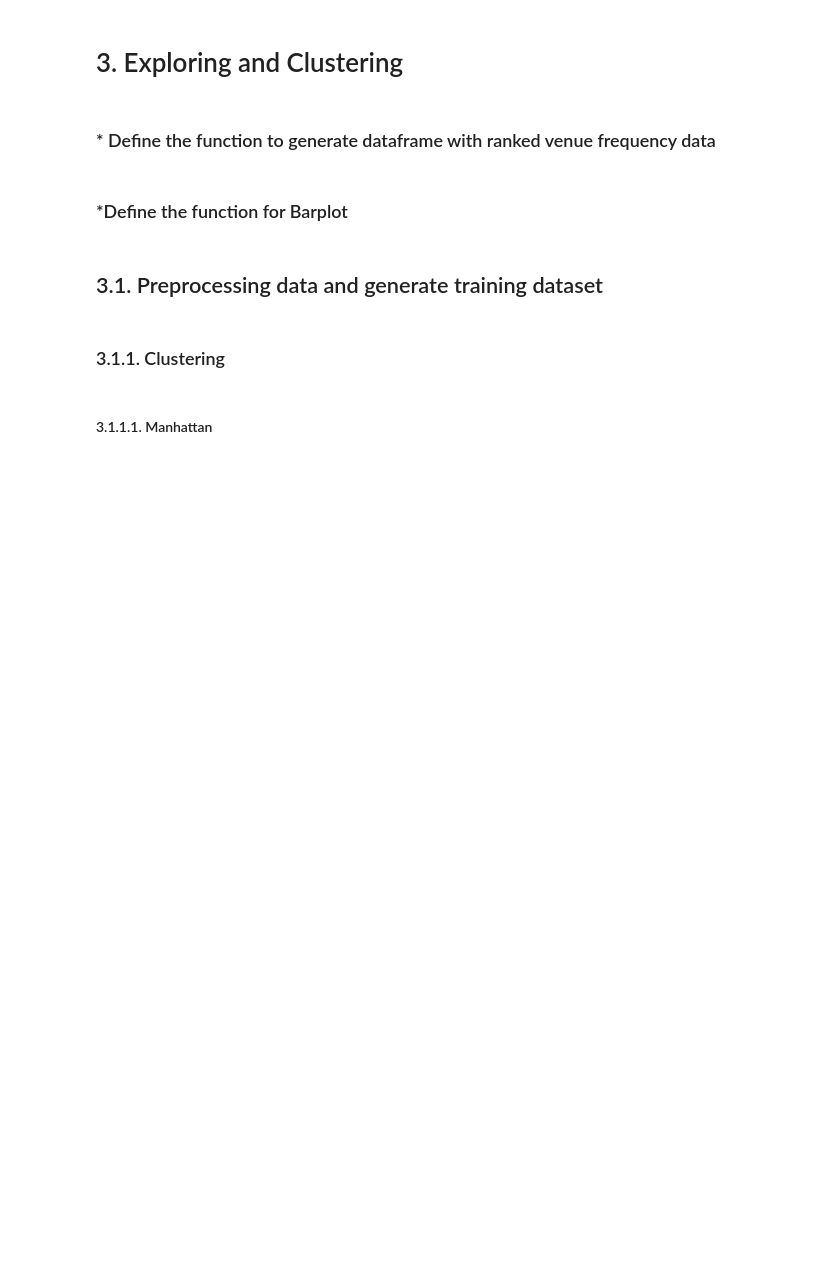
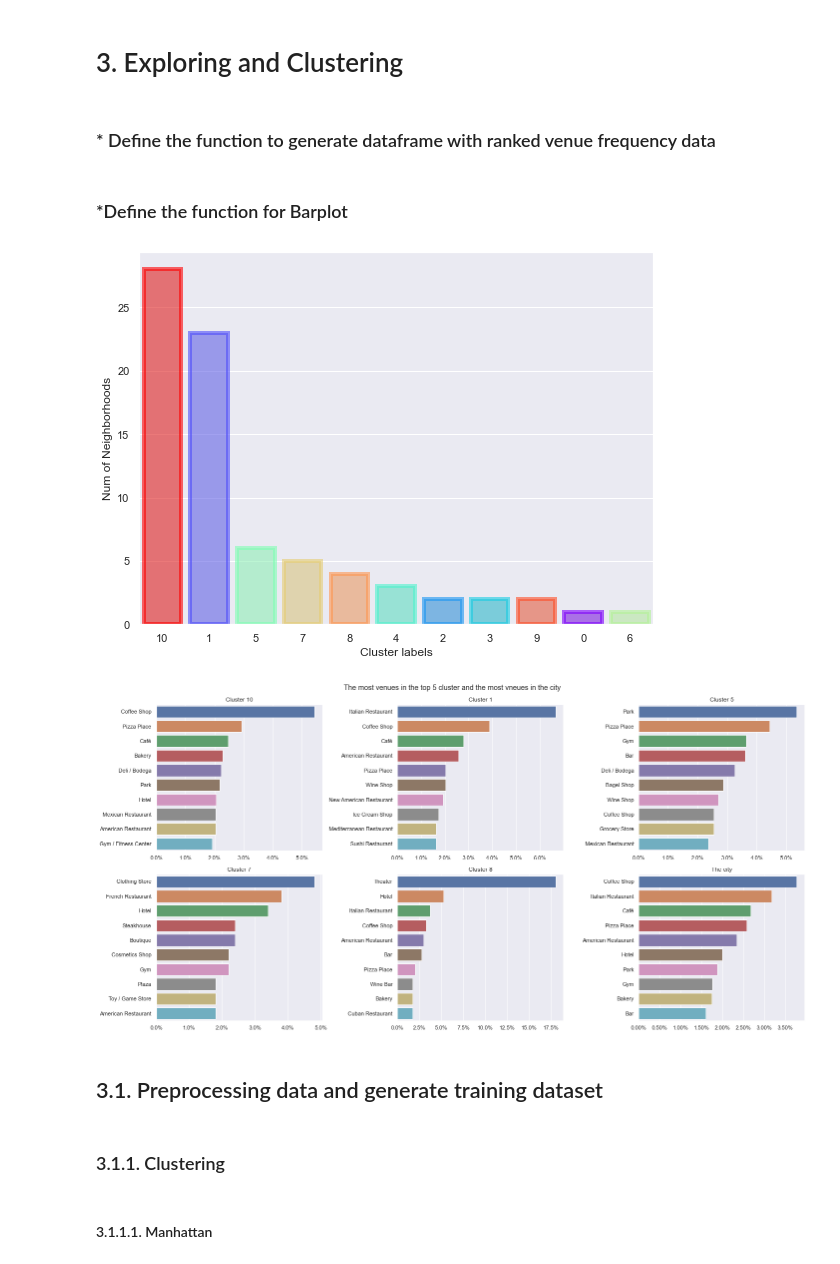
Before and after one commit to syzsyzsyzyzs/IBM_proj, a Jupyter notebook: Culture vs Function.ipynb, the cells around one changed output. Cells and saved outputs as stored; diff of their text form; code cells hidden in the pictures; blank space fills up the shorter version.

```diff
--- a/Culture vs Function.ipynb
+++ b/Culture vs Function.ipynb
@@ -611,5 +616,13 @@ def plot_barplots(top_clus, clus_freq,
                 axis.set(xlabel='',ylabel='')
     plt.tight_layout()
+# %%
+MA_cluster_rank = generate_cluster_rank(MA_merged)
+plot_neighborhood_num(MA_cluster_rank)
+MA_top_clus, MA_clus_merged, MA_clus_freq = generate_clus_merged(MA_table, MA_grouped, MA_merged, MA_cluster_rank)
+plot_barplots(MA_top_clus, MA_clustering)
+# %% [output]
+[figure, added]
+[figure, added]
 # %% [markdown]
 ## 3.1. Preprocessing data and generate training dataset
 # %%
```
Also changed, not shown: parts of 13 cells of this notebook, 8 other files.
